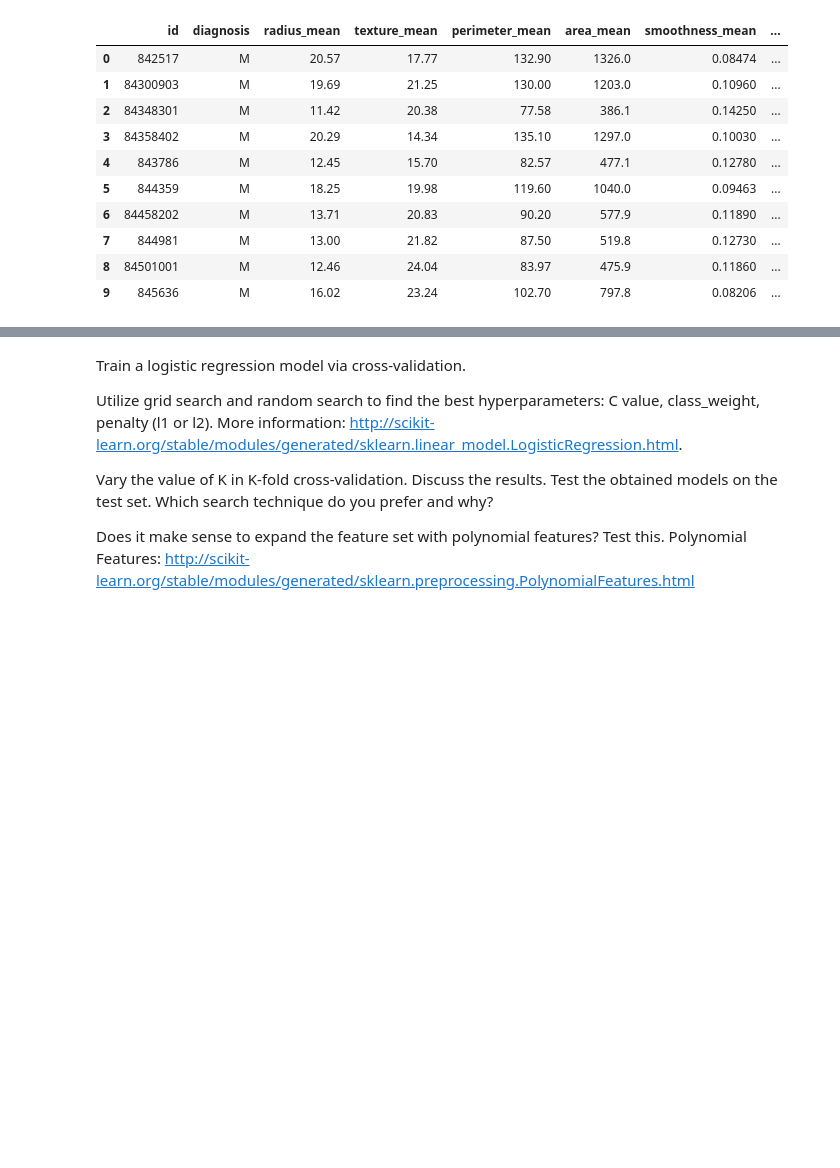
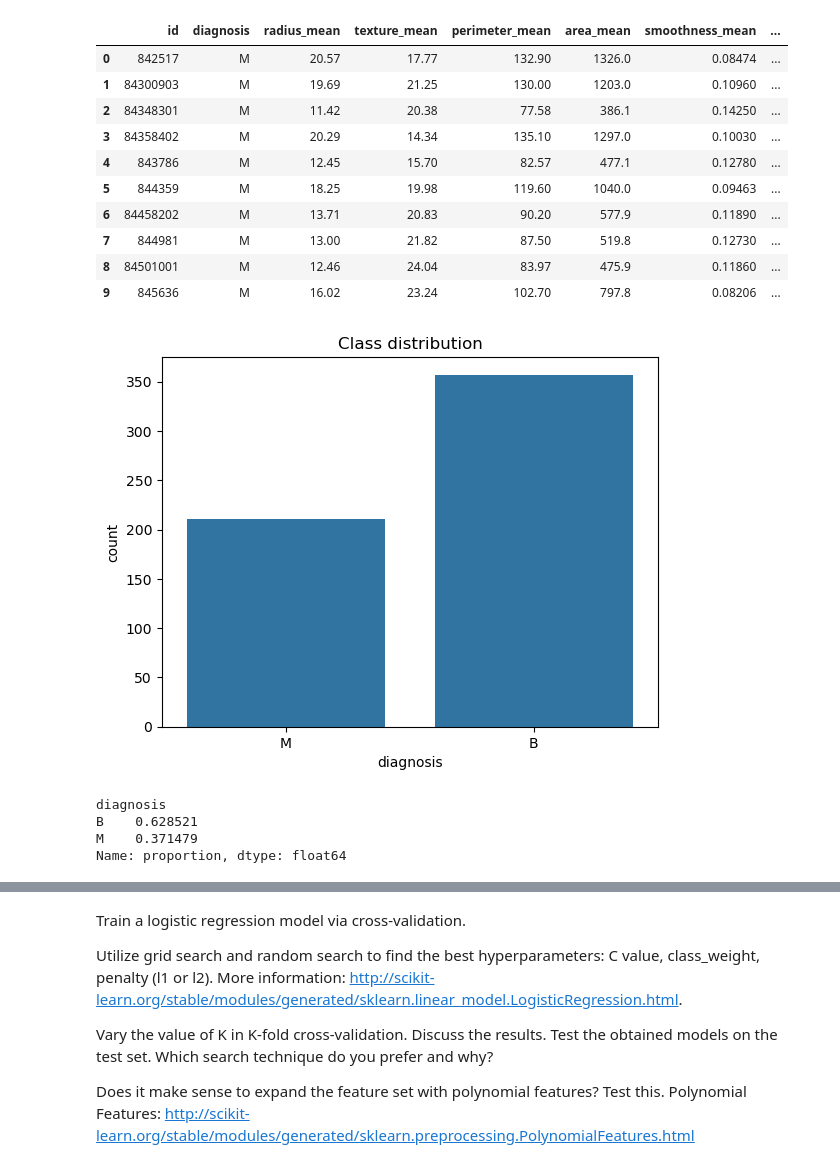
Before and after one commit to Calle-J/Machine-Learning-and-AI-CalleJ, a Jupyter notebook: Session_04_SVM_Cross_Validation_Assignment/Session_04_SVM_CV_Assignment.ipynb, the cells around one changed output, grey strips where cells are left out. Saved outputs shown, nothing was run; the diff lists cells and outputs as text; code cells hidden in the pictures; blank space fills up the shorter version.

```diff
--- a/Session_04_SVM_Cross_Validation_Assignment/Session_04_SVM_CV_Assignment.ipynb
+++ b/Session_04_SVM_Cross_Validation_Assignment/Session_04_SVM_CV_Assignment.ipynb
@@ -59,5 +60,16 @@ dataset.head(10)
 | 9 | 845636 | M | 16.02 | 23.24 | 102.70 | 797.8 | 0.08206 | ... |
 # %%
 # Check whether or not the dataset is imbalanced
+sns.countplot(x='diagnosis', data=dataset)
+plt.title("Class distribution")
+plt.show()
+
+print(dataset['diagnosis'].value_counts(normalize=True))
+# %% [output]
+[figure, added]
+diagnosis
+B    0.628521
+M    0.371479
+Name: proportion, dtype: float64
 # %%
 # Drop the ID column
```
Also changed, not shown: parts of 23 cells of this notebook.
